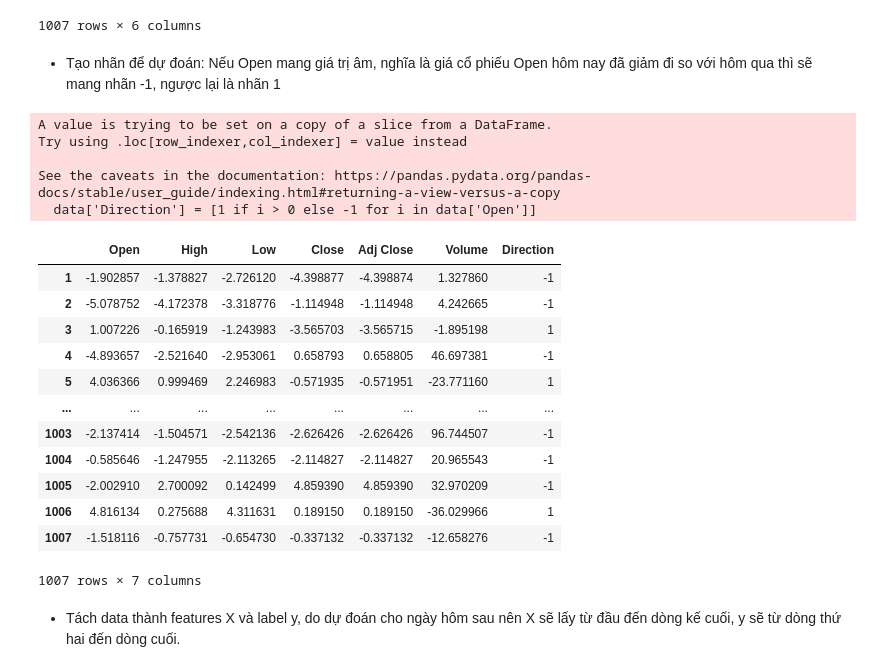
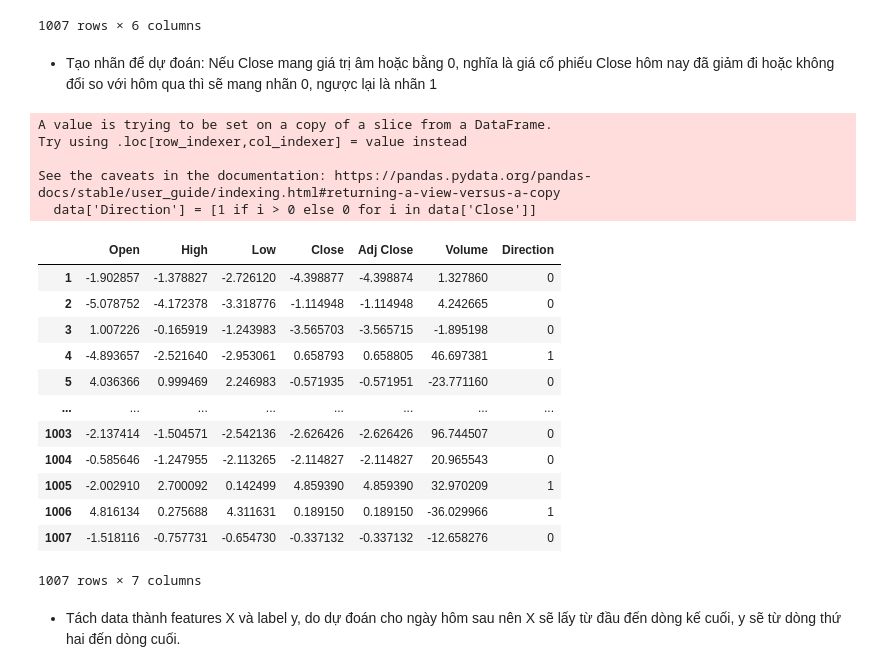
Before and after one commit to le-quoctrung/Introducrtion-to-Data-Science, a Jupyter notebook: LogisticReg.ipynb, the cells around one changed output. Drawn from its saved outputs; the diff is of its cells as text; code cells hidden in the pictures.

```diff
--- a/LogisticReg.ipynb
+++ b/LogisticReg.ipynb
@@ -76,28 +76,28 @@ data
 | 1007 | -1.518116 | -0.757731 | -0.654730 | -0.337132 | -0.337132 | -12.658276 |
 1007 rows × 6 columns
 # %% [markdown]
-- Tạo nhãn để dự đoán: Nếu Open mang giá trị âm, nghĩa là giá cổ phiếu Open hôm nay đã giảm đi so với hôm qua thì sẽ mang nhãn -1, ngược lại là nhãn 1
+- Tạo nhãn để dự đoán: Nếu Close mang giá trị âm hoặc bằng 0, nghĩa là giá cổ phiếu Close hôm nay đã giảm đi hoặc không đổi so với hôm qua thì sẽ mang nhãn 0, ngược lại là nhãn 1
 # %%
-data['Direction'] = [1 if i > 0 else -1 for i in data['Open']]
+data['Direction'] = [1 if i > 0 else 0 for i in data['Close']]
 data
 # %% [output]
 A value is trying to be set on a copy of a slice from a DataFrame.
 Try using .loc[row_indexer,col_indexer] = value instead
 
 See the caveats in the documentation: https://pandas.pydata.org/pandas-docs/stable/user_guide/indexing.html#returning-a-view-versus-a-copy
-  data['Direction'] = [1 if i > 0 else -1 for i in data['Open']]
+  data['Direction'] = [1 if i > 0 else 0 for i in data['Close']]
 |  | Open | High | Low | Close | Adj Close | Volume | Direction |
-| 1 | -1.902857 | -1.378827 | -2.726120 | -4.398877 | -4.398874 | 1.327860 | -1 |
-| 2 | -5.078752 | -4.172378 | -3.318776 | -1.114948 | -1.114948 | 4.242665 | -1 |
-| 3 | 1.007226 | -0.165919 | -1.243983 | -3.565703 | -3.565715 | -1.895198 | 1 |
-| 4 | -4.893657 | -2.521640 | -2.953061 | 0.658793 | 0.658805 | 46.697381 | -1 |
-| 5 | 4.036366 | 0.999469 | 2.246983 | -0.571935 | -0.571951 | -23.771160 | 1 |
+| 1 | -1.902857 | -1.378827 | -2.726120 | -4.398877 | -4.398874 | 1.327860 | 0 |
+| 2 | -5.078752 | -4.172378 | -3.318776 | -1.114948 | -1.114948 | 4.242665 | 0 |
+| 3 | 1.007226 | -0.165919 | -1.243983 | -3.565703 | -3.565715 | -1.895198 | 0 |
+| 4 | -4.893657 | -2.521640 | -2.953061 | 0.658793 | 0.658805 | 46.697381 | 1 |
+| 5 | 4.036366 | 0.999469 | 2.246983 | -0.571935 | -0.571951 | -23.771160 | 0 |
 | ... | ... | ... | ... | ... | ... | ... | ... |
-| 1003 | -2.137414 | -1.504571 | -2.542136 | -2.626426 | -2.626426 | 96.744507 | -1 |
-| 1004 | -0.585646 | -1.247955 | -2.113265 | -2.114827 | -2.114827 | 20.965543 | -1 |
-| 1005 | -2.002910 | 2.700092 | 0.142499 | 4.859390 | 4.859390 | 32.970209 | -1 |
+| 1003 | -2.137414 | -1.504571 | -2.542136 | -2.626426 | -2.626426 | 96.744507 | 0 |
+| 1004 | -0.585646 | -1.247955 | -2.113265 | -2.114827 | -2.114827 | 20.965543 | 0 |
+| 1005 | -2.002910 | 2.700092 | 0.142499 | 4.859390 | 4.859390 | 32.970209 | 1 |
 | 1006 | 4.816134 | 0.275688 | 4.311631 | 0.189150 | 0.189150 | -36.029966 | 1 |
-| 1007 | -1.518116 | -0.757731 | -0.654730 | -0.337132 | -0.337132 | -12.658276 | -1 |
+| 1007 | -1.518116 | -0.757731 | -0.654730 | -0.337132 | -0.337132 | -12.658276 | 0 |
 1007 rows × 7 columns
 # %% [markdown]
 - Tách data thành features X và label y, do dự đoán cho ngày hôm sau nên X sẽ lấy từ đầu đến dòng kế cuối, y sẽ từ dòng thứ hai đến dòng cuối.
```
Also changed, not shown: parts of 10 cells of this notebook, 1 other file.
